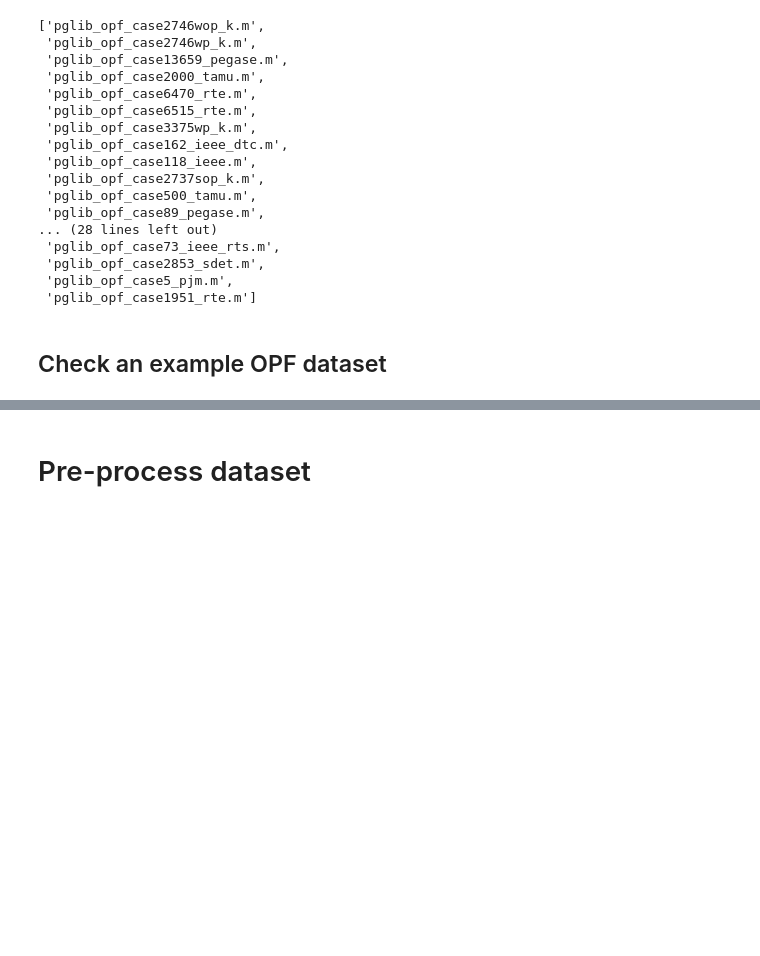
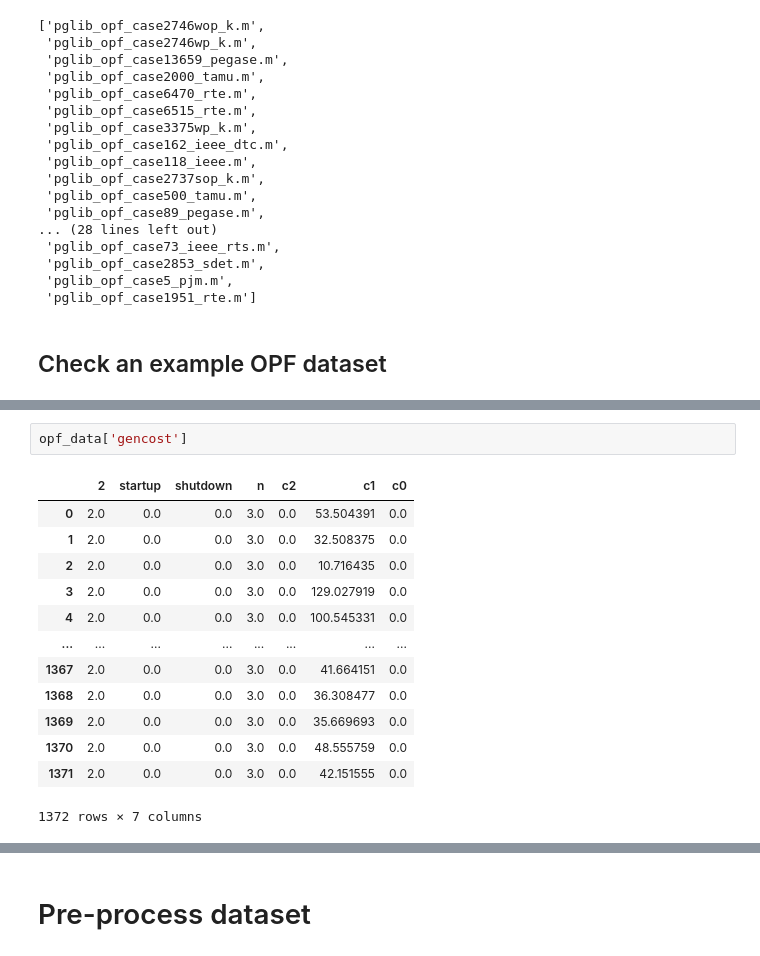
Before and after one commit to jhyun0919/Project_EE394V_SPR2020, a Jupyter notebook: codes/experiments/data_preprocess.ipynb, the cells around one changed output, grey strips where cells are left out. Cells and saved outputs as stored; diff of their text form; blank space fills up the shorter version.

```diff
--- a/codes/experiments/data_preprocess.ipynb
+++ b/codes/experiments/data_preprocess.ipynb
@@ -58,0 +108,16 @@ opf_data_dict[list(opf_data_dict.keys())[0]]
+# %%
+opf_data['gencost']
+# %% [output]
+|  | 2 | startup | shutdown | n | c2 | c1 | c0 |
+| 0 | 2.0 | 0.0 | 0.0 | 3.0 | 0.0 | 53.504391 | 0.0 |
+| 1 | 2.0 | 0.0 | 0.0 | 3.0 | 0.0 | 32.508375 | 0.0 |
+| 2 | 2.0 | 0.0 | 0.0 | 3.0 | 0.0 | 10.716435 | 0.0 |
+| 3 | 2.0 | 0.0 | 0.0 | 3.0 | 0.0 | 129.027919 | 0.0 |
+| 4 | 2.0 | 0.0 | 0.0 | 3.0 | 0.0 | 100.545331 | 0.0 |
+| ... | ... | ... | ... | ... | ... | ... | ... |
+| 1367 | 2.0 | 0.0 | 0.0 | 3.0 | 0.0 | 41.664151 | 0.0 |
+| 1368 | 2.0 | 0.0 | 0.0 | 3.0 | 0.0 | 36.308477 | 0.0 |
+| 1369 | 2.0 | 0.0 | 0.0 | 3.0 | 0.0 | 35.669693 | 0.0 |
+| 1370 | 2.0 | 0.0 | 0.0 | 3.0 | 0.0 | 48.555759 | 0.0 |
+| 1371 | 2.0 | 0.0 | 0.0 | 3.0 | 0.0 | 42.151555 | 0.0 |
+1372 rows × 7 columns
```
Also changed, not shown: parts of 9 cells of this notebook.
